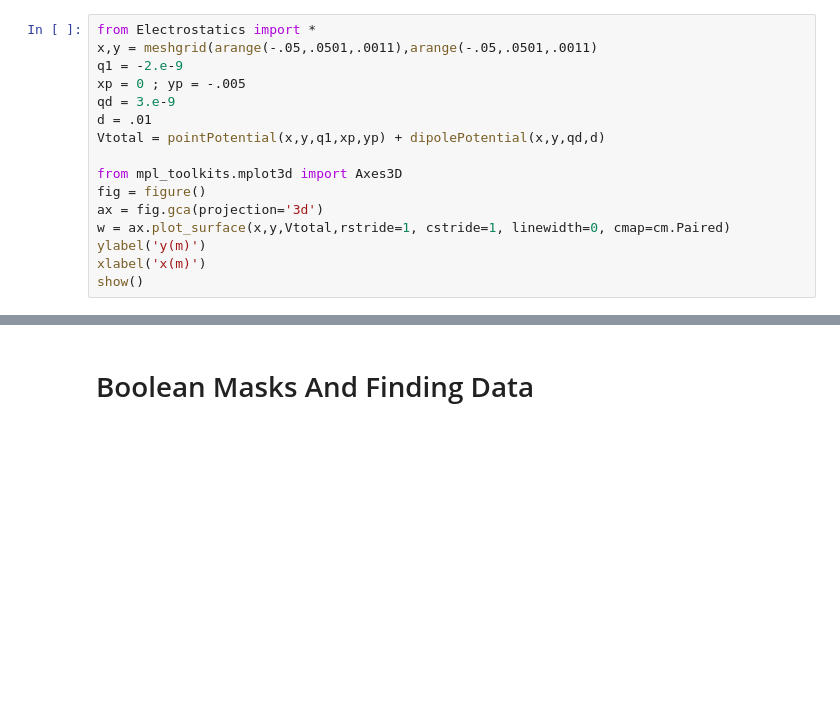
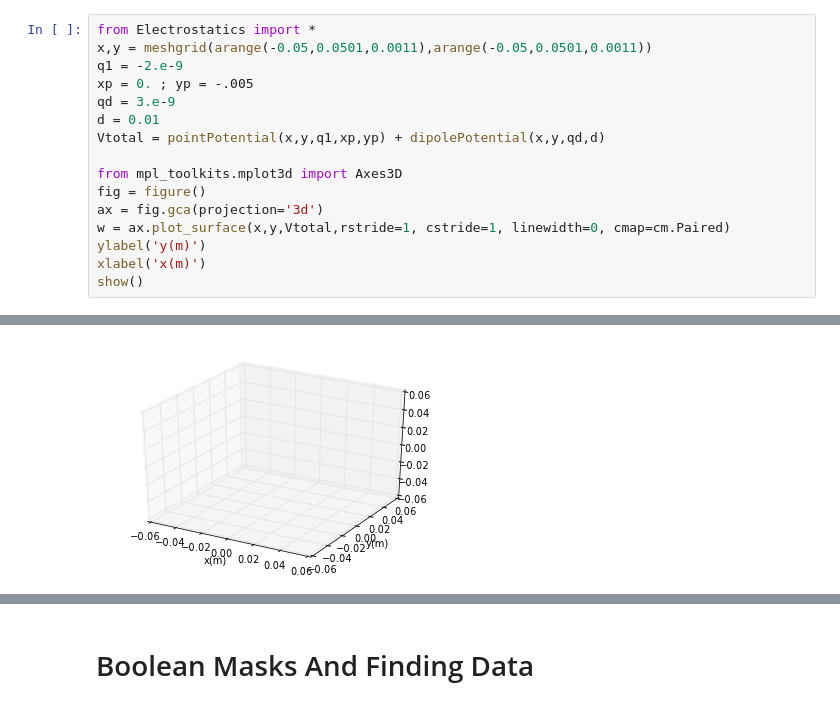
Before and after one commit to mtotten/PHYS202-S13, a Jupyter notebook: Week4/NotesForThursday.ipynb, the cells around one changed output, grey strips where cells are left out. Saved outputs shown, nothing was run; the diff lists cells and outputs as text; blank space fills up the shorter version.

```diff
--- a/Week4/NotesForThursday.ipynb
+++ b/Week4/NotesForThursday.ipynb
@@ -1,10 +1,10 @@
 # %%
 from Electrostatics import *
-x,y = meshgrid(arange(-.05,.0501,.0011),arange(-.05,.0501,.0011)
+x,y = meshgrid(arange(-0.05,0.0501,0.0011),arange(-0.05,0.0501,0.0011))
 q1 = -2.e-9
-xp = 0 ; yp = -.005
+xp = 0. ; yp = -.005
 qd = 3.e-9
-d = .01
+d = 0.01
 Vtotal = pointPotential(x,y,q1,xp,yp) + dipolePotential(x,y,qd,d)
 
 from mpl_toolkits.mplot3d import Axes3D
@@ -18,0 +18 @@ SyntaxError: invalid syntax (<ipython-input-4-08b378593fa9>, line 3)
+[figure, added]
```
Also changed, not shown: parts of 2 cells of this notebook, 2 other files.
